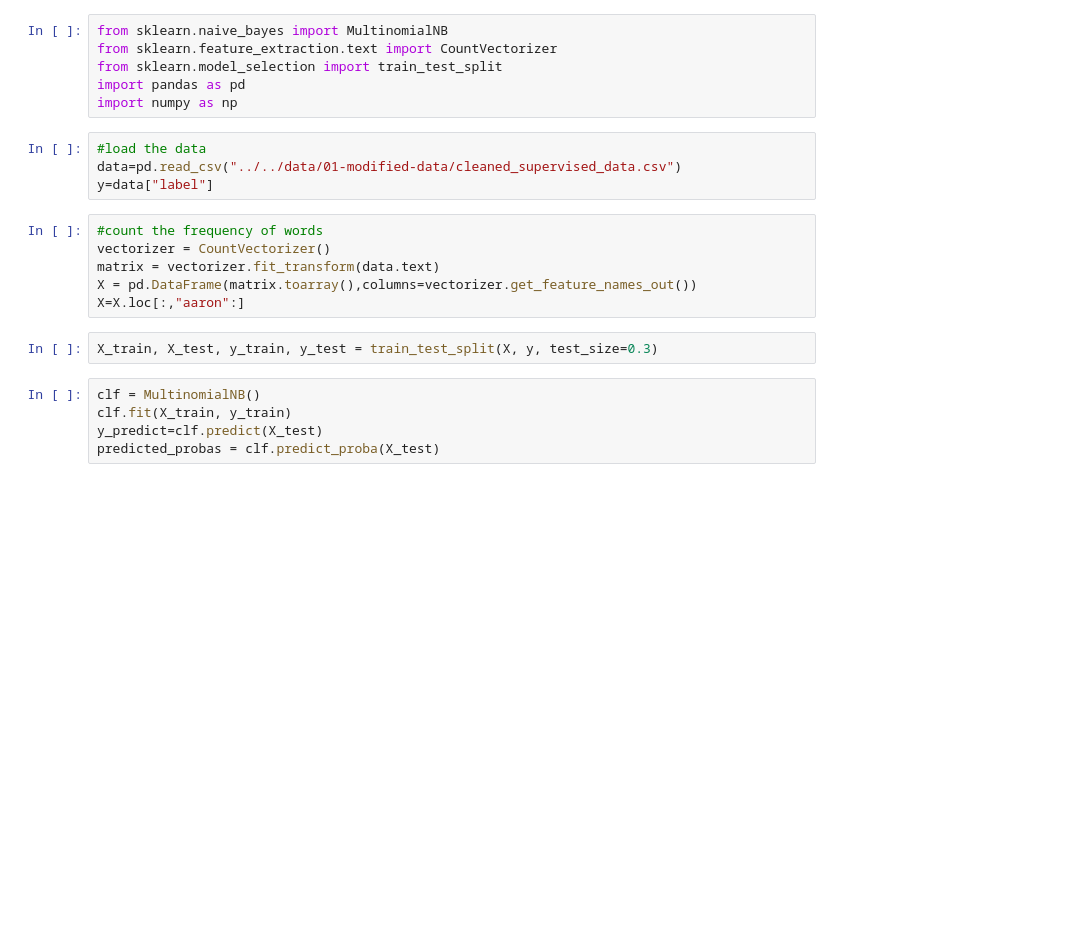
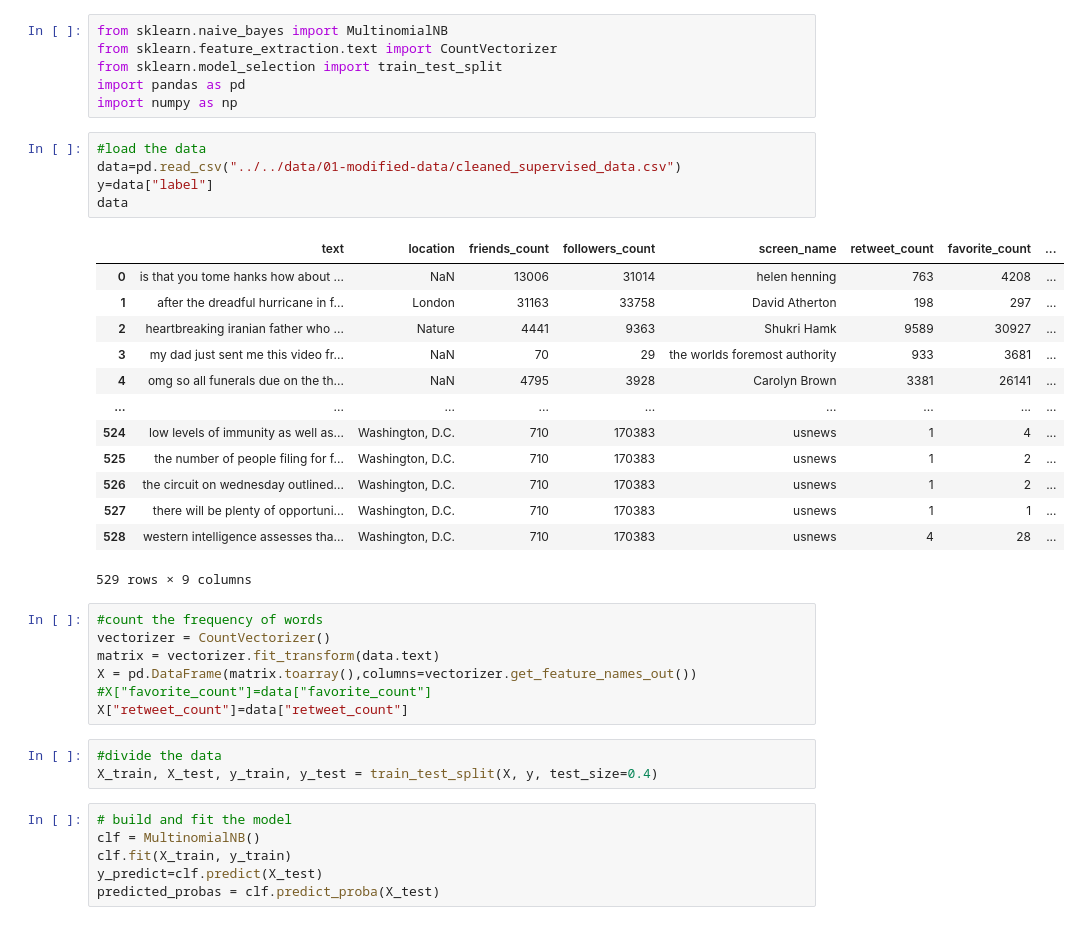
Before and after one commit to anly501/anly-501-project-FlynnFlag, a Jupyter notebook: codes/04-naive-bayes/naive_bayes_python.ipynb, the cells around one changed output. Cells and saved outputs as stored; diff of their text form; blank space fills up the shorter version.

```diff
--- a/codes/04-naive-bayes/naive_bayes_python.ipynb
+++ b/codes/04-naive-bayes/naive_bayes_python.ipynb
@@ -7,16 +7,34 @@ import numpy as np
 # %%
 #load the data
 data=pd.read_csv("../../data/01-modified-data/cleaned_supervised_data.csv")
 y=data["label"]
+data
+# %% [output]
+|  | text | location | friends_count | followers_count | screen_name | retweet_count | favorite_count | ... |
+| 0 | is that you tome hanks how about ... | NaN | 13006 | 31014 | helen henning | 763 | 4208 | ... |
+| 1 | after the dreadful hurricane in f... | London | 31163 | 33758 | David Atherton | 198 | 297 | ... |
+| 2 | heartbreaking iranian father who ... | Nature | 4441 | 9363 | Shukri Hamk | 9589 | 30927 | ... |
+| 3 | my dad just sent me this video fr... | NaN | 70 | 29 | the worlds foremost authority | 933 | 3681 | ... |
+| 4 | omg so all funerals due on the th... | NaN | 4795 | 3928 | Carolyn Brown | 3381 | 26141 | ... |
+| ... | ... | ... | ... | ... | ... | ... | ... | ... |
+| 524 | low levels of immunity as well as... | Washington, D.C. | 710 | 170383 | usnews | 1 | 4 | ... |
+| 525 | the number of people filing for f... | Washington, D.C. | 710 | 170383 | usnews | 1 | 2 | ... |
+| 526 | the circuit on wednesday outlined... | Washington, D.C. | 710 | 170383 | usnews | 1 | 2 | ... |
+| 527 | there will be plenty of opportuni... | Washington, D.C. | 710 | 170383 | usnews | 1 | 1 | ... |
+| 528 | western intelligence assesses tha... | Washington, D.C. | 710 | 170383 | usnews | 4 | 28 | ... |
+529 rows × 9 columns
 # %%
 #count the frequency of words
 vectorizer = CountVectorizer()
 matrix = vectorizer.fit_transform(data.text)
 X = pd.DataFrame(matrix.toarray(),columns=vectorizer.get_feature_names_out())
-X=X.loc[:,"aaron":]
+#X["favorite_count"]=data["favorite_count"]
+X["retweet_count"]=data["retweet_count"]
 # %%
-X_train, X_test, y_train, y_test = train_test_split(X, y, test_size=0.3)
+#divide the data
+X_train, X_test, y_train, y_test = train_test_split(X, y, test_size=0.4)
 # %%
+# build and fit the model
 clf = MultinomialNB()
 clf.fit(X_train, y_train)
 y_predict=clf.predict(X_test)
```
Also changed, not shown: parts of 5 cells of this notebook, 22 other files.
